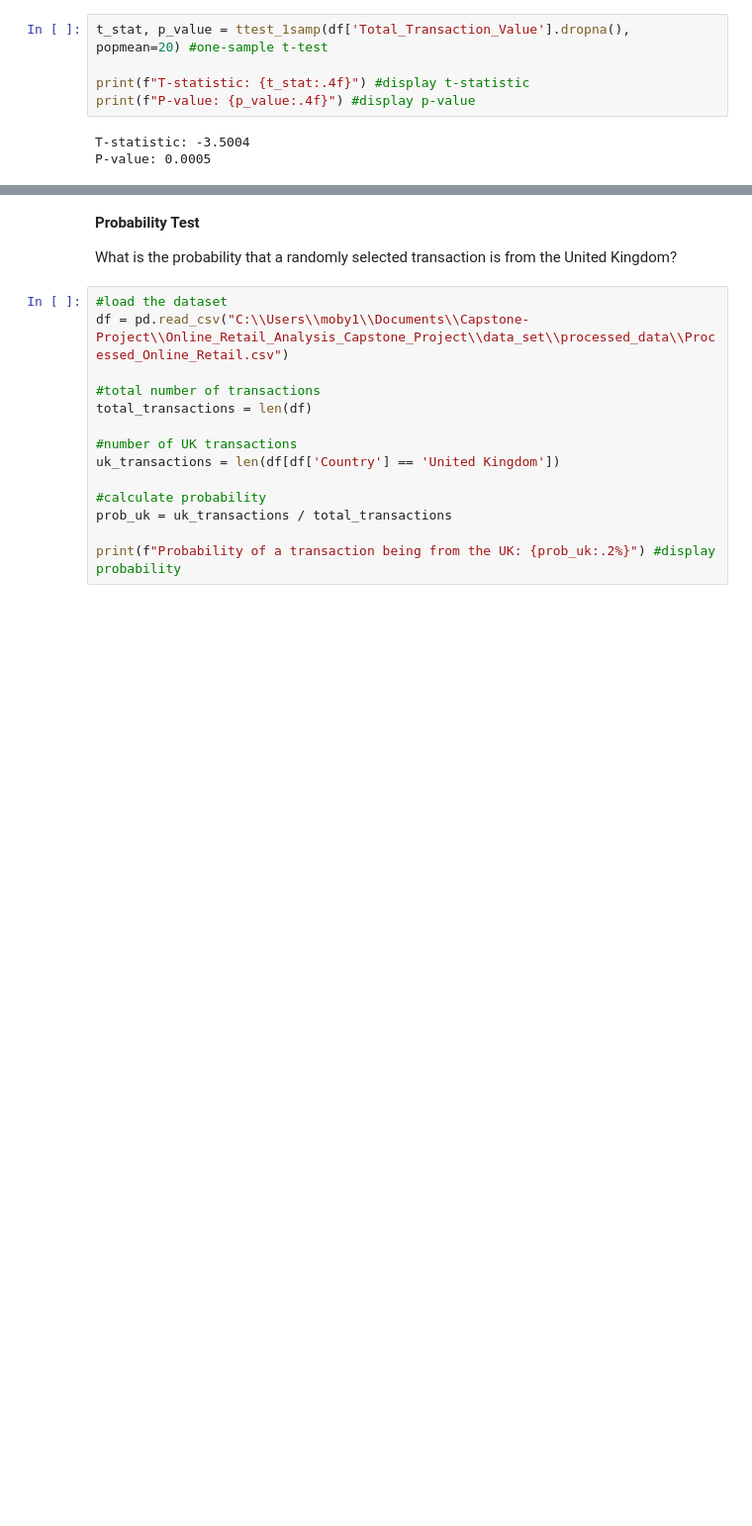
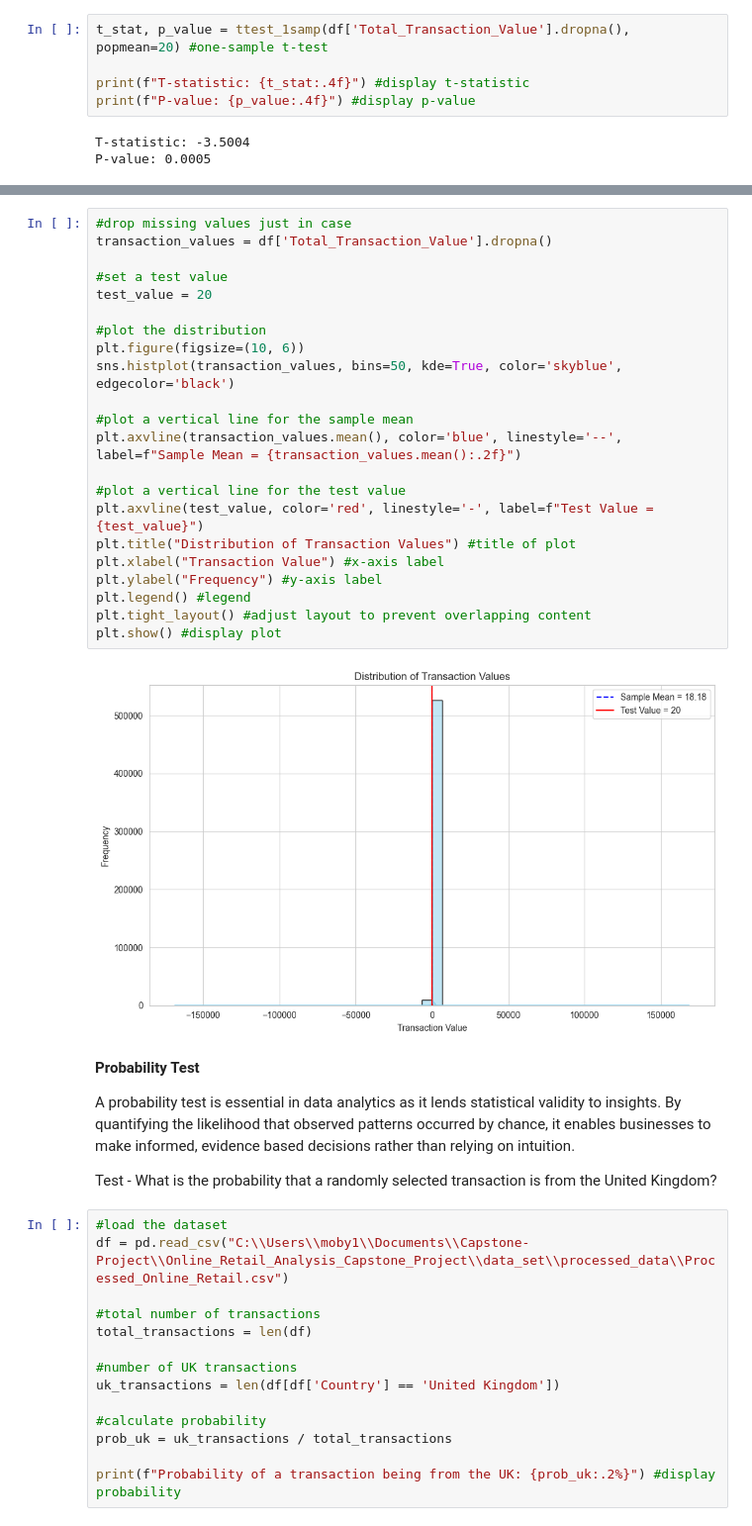
Before and after one commit to mobess12/Online_Retail_Analysis_Capstone_Project, a Jupyter notebook: jupyter_notebooks/data_visualisation.ipynb, the cells around one changed output, grey strips where cells are left out. Shown at 99% size. Saved outputs shown, nothing was run; the diff lists cells and outputs as text; blank space fills up the shorter version.

```diff
--- a/jupyter_notebooks/data_visualisation.ipynb
+++ b/jupyter_notebooks/data_visualisation.ipynb
@@ -149,10 +167,36 @@ This means the actual average is lower than the set value.
 **Conclusion:**
 
 There is strong evidence that the average transaction value is significantly lower than 20. This could imply that customers are spending less per transaction than expected.
+# %%
+#drop missing values just in case
+transaction_values = df['Total_Transaction_Value'].dropna()
+
+#set a test value
+test_value = 20
+
+#plot the distribution
+plt.figure(figsize=(10, 6))
+sns.histplot(transaction_values, bins=50, kde=True, color='skyblue', edgecolor='black')
+
+#plot a vertical line for the sample mean
+plt.axvline(transaction_values.mean(), color='blue', linestyle='--', label=f"Sample Mean = {transaction_values.mean():.2f}")
+
+#plot a vertical line for the test value
+plt.axvline(test_value, color='red', linestyle='-', label=f"Test Value = {test_value}")
+plt.title("Distribution of Transaction Values") #title of plot
+plt.xlabel("Transaction Value") #x-axis label
+plt.ylabel("Frequency") #y-axis label
+plt.legend() #legend
+plt.tight_layout() #adjust layout to prevent overlapping content
+plt.show() #display plot
+# %% [output]
+[figure, added]
 # %% [markdown]
 **Probability Test**
 
-What is the probability that a randomly selected transaction is from the United Kingdom?
+A probability test is essential in data analytics as it lends statistical validity to insights. By quantifying the likelihood that observed patterns occurred by chance, it enables businesses to make informed, evidence based decisions rather than relying on intuition.
+
+Test - What is the probability that a randomly selected transaction is from the United Kingdom?
 # %%
 #load the dataset
 df = pd.read_csv("C:\\Users\\moby1\\Documents\\Capstone-Project\\Online_Retail_Analysis_Capstone_Project\\data_set\\processed_data\\Processed_Online_Retail.csv")
```
Also changed, not shown: parts of 27 cells of this notebook.
